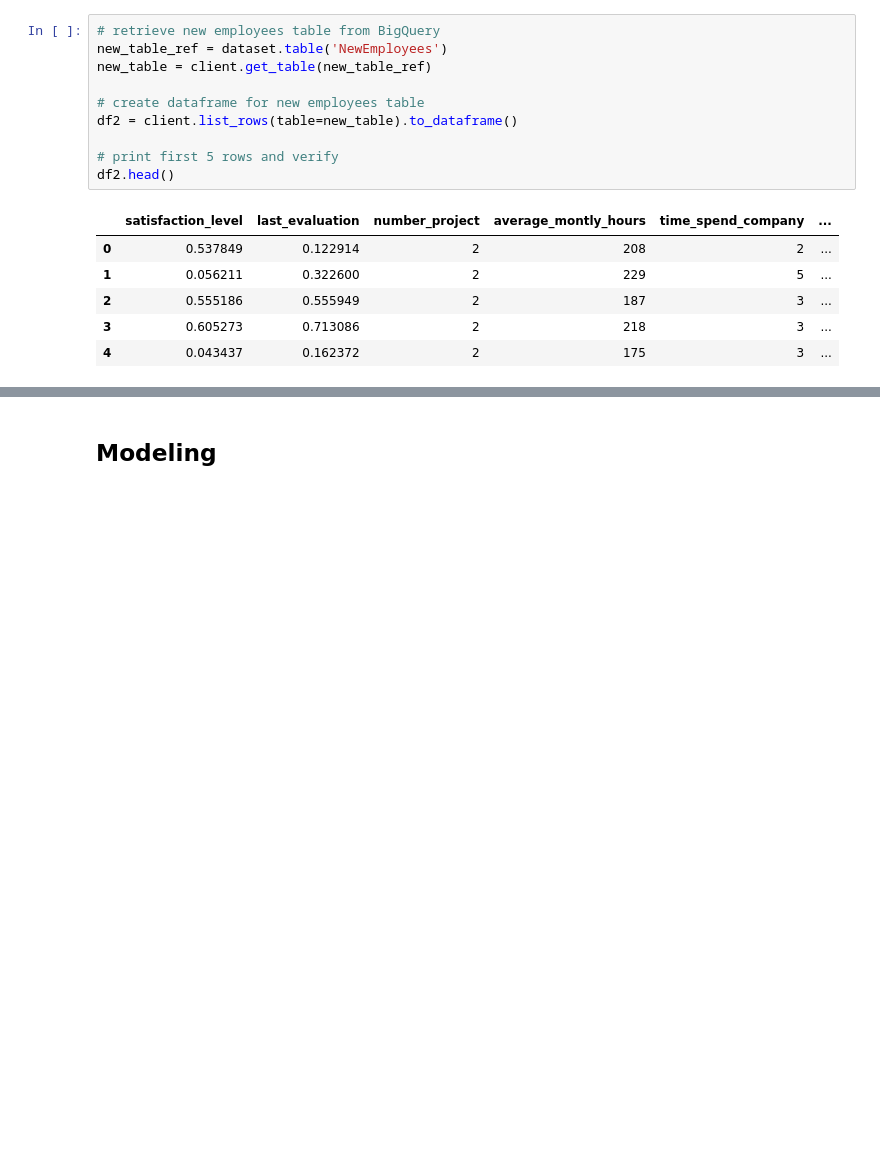
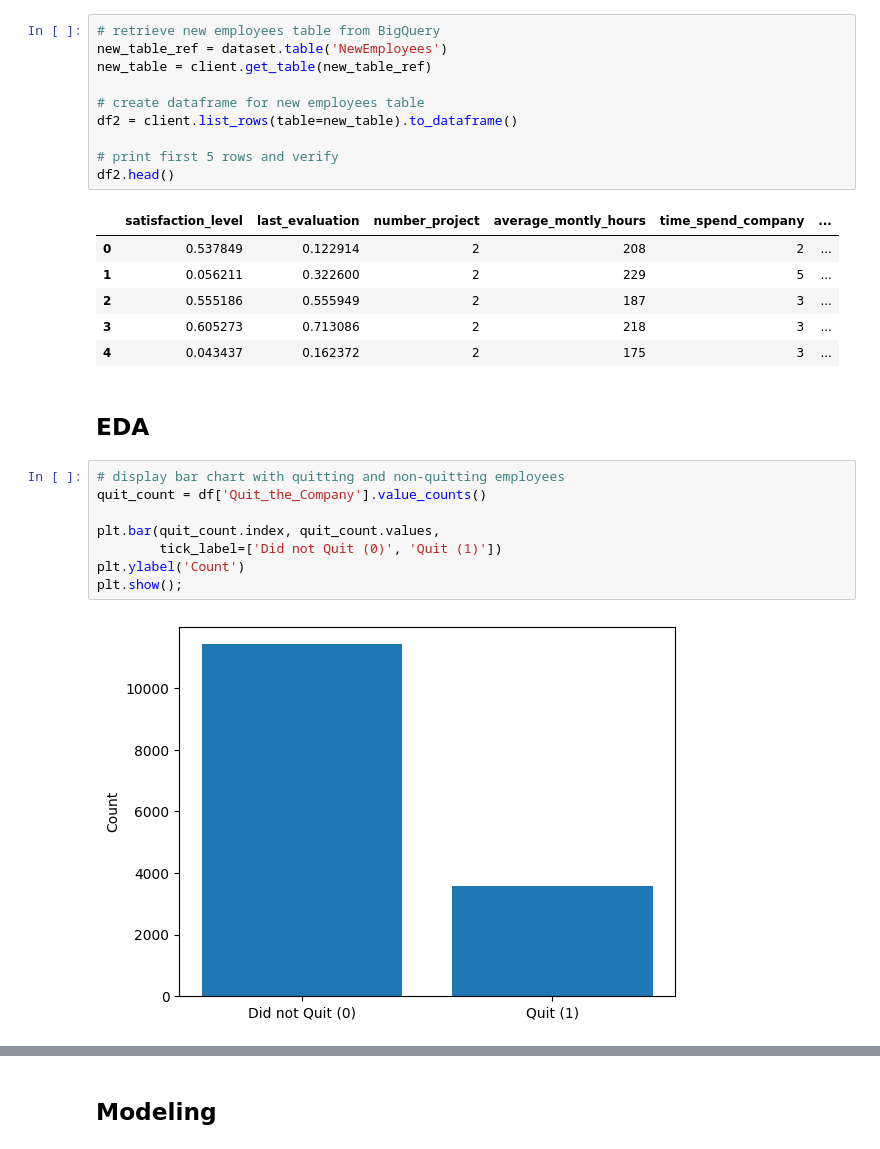
Before and after one commit to drivera27/Employee-Churn-Project, a Jupyter notebook: EmployeeChurn.ipynb, the cells around one changed output, grey strips where cells are left out. Saved outputs shown, nothing was run; the diff lists cells and outputs as text; blank space fills up the shorter version.

```diff
--- a/EmployeeChurn.ipynb
+++ b/EmployeeChurn.ipynb
@@ -77,3 +77,15 @@ df2.head()
 | 2 | 0.555186 | 0.555949 | 2 | 187 | 3 | ... |
 | 3 | 0.605273 | 0.713086 | 2 | 218 | 3 | ... |
 | 4 | 0.043437 | 0.162372 | 2 | 175 | 3 | ... |
+# %% [markdown]
+## EDA
+# %%
+# display bar chart with quitting and non-quitting employees
+quit_count = df['Quit_the_Company'].value_counts()
+
+plt.bar(quit_count.index, quit_count.values,
+        tick_label=['Did not Quit (0)', 'Quit (1)'])
+plt.ylabel('Count')
+plt.show();
+# %% [output]
+[figure, added]
```
Also changed, not shown: parts of 11 cells of this notebook.
